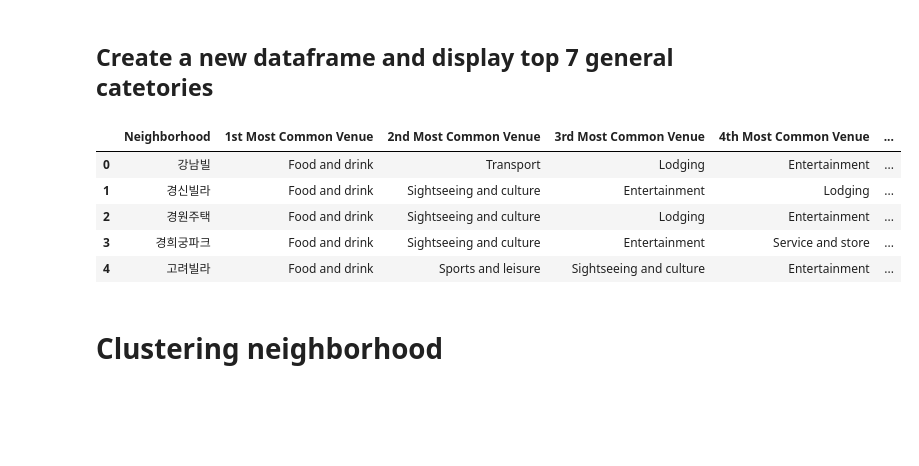
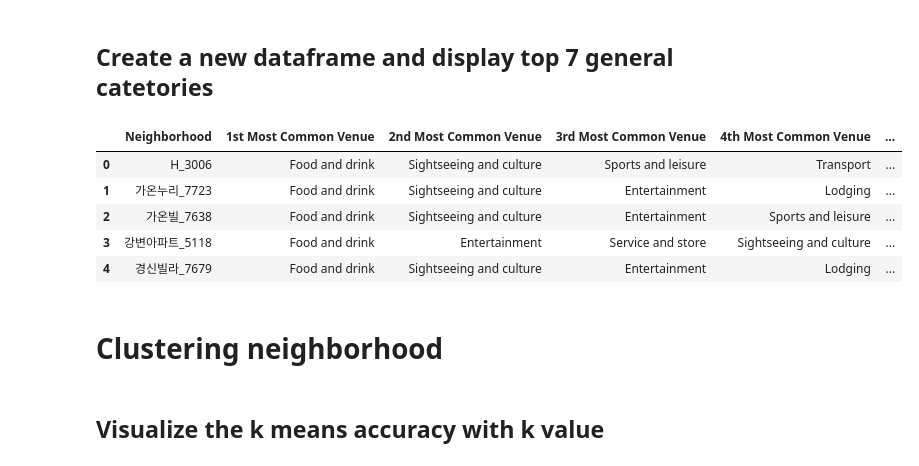
Before and after one commit to sonpn82/Coursera_Capstone, a Jupyter notebook: Capstone project for applied data science.ipynb, the cells around one changed output. Cells and saved outputs as stored; diff of their text form; code cells hidden in the pictures; blank space fills up the shorter version.

```diff
--- a/Capstone project for applied data science.ipynb
+++ b/Capstone project for applied data science.ipynb
@@ -54,0 +78,4 @@ dtype: object
+# %%
+# Combine BuildingName & Postal code to neighborhood
+seoul_data['Neighborhood'] = seoul_data['BuildingName'] + '_' + seoul_data['PostalCode'].astype(str)
+seoul_data.head()
@@ -103,9 +167,9 @@ def getNearbyVenues(names, latitudes, longitudes, radius=1000):  # get venues fo
 
     return(nearby_venues)
 # %%
-seoul_venues = getNearbyVenues(names=seoul_data['BuildingName'],
-                               latitudes=seoul_data['Longitude'],
-                               longitudes=seoul_data['Latitude'])
+seoul_venues = getNearbyVenues(names=seoul_data['Neighborhood'],
+                               latitudes=seoul_data['Latitude'],
+                               longitudes=seoul_data['Longitude'])
 # %%
 seoul_venues.head()
 # %% [output]
@@ -169,0 +232,5 @@ print(set(seoul_venues['General Category']))
+# %%
+# Remove row without any category
+seoul_venues = seoul_venues[seoul_venues['General Category'] != 0]
+
+print(set(seoul_venues['General Category']))
@@ -172,14 +241,7 @@ print(set(seoul_venues['General Category']))
 # %%
 seoul_onehot = pd.get_dummies(seoul_venues[['General Category']], prefix="", prefix_sep="")
 
-# Remove 0 column in general venue categories if exist
-try:
-    del seoul_onehot['0']
-except:
-    pass
-finally:
-    # add neighborhood column back to dataframe
-    seoul_onehot.insert(0,'Neighborhood',seoul_venues['Neighborhood'],True)
-    print(seoul_onehot.shape)
-    print(seoul_onehot.head())
+seoul_onehot.insert(0,'Neighborhood',seoul_venues['Neighborhood'],True)
+print(seoul_onehot.shape)
+seoul_onehot.head()
 # %% [output]
@@ -246,31 +301,31 @@ def return_most_common_venues(row, num_top_venues):
 # %%
 import numpy as np
 
 num_top_venues = 7
 indicators = ['st', 'nd', 'rd']
 
 # create columns according to number of top venues
 columns = ['Neighborhood']
 for ind in np.arange(num_top_venues):
     try:
         columns.append('{}{} Most Common Venue'.format(ind+1, indicators[ind]))
     except:
         columns.append('{}th Most Common Venue'.format(ind+1))
 
 # create a new dataframe
 neighborhoods_venues_sorted = pd.DataFrame(columns=columns)
-neighborhoods_venues_sorted['Neighborhood'] = seoul_grouped['Neighborhood']
+neighborhoods_venues_sorted['Neighborhood'] = seoul_grouped_mean['Neighborhood']
 
 for ind in np.arange(seoul_grouped_mean.shape[0]):
     neighborhoods_venues_sorted.iloc[ind, 1:] = return_most_common_venues(seoul_grouped_mean.iloc[ind, :], num_top_venues)
 
 neighborhoods_venues_sorted.head()
 # %% [output]
 |  | Neighborhood | 1st Most Common Venue | 2nd Most Common Venue | 3rd Most Common Venue | 4th Most Common Venue | ... |
-| 0 | 강남빌 | Food and drink | Transport | Lodging | Entertainment | ... |
-| 1 | 경신빌라 | Food and drink | Sightseeing and culture | Entertainment | Lodging | ... |
-| 2 | 경원주택 | Food and drink | Sightseeing and culture | Lodging | Entertainment | ... |
-| 3 | 경희궁파크 | Food and drink | Sightseeing and culture | Entertainment | Service and store | ... |
-| 4 | 고려빌라 | Food and drink | Sports and leisure | Sightseeing and culture | Entertainment | ... |
+| 0 | H_3006 | Food and drink | Sightseeing and culture | Sports and leisure | Transport | ... |
+| 1 | 가온누리_7723 | Food and drink | Sightseeing and culture | Entertainment | Lodging | ... |
+| 2 | 가온빌_7638 | Food and drink | Sightseeing and culture | Entertainment | Sports and leisure | ... |
+| 3 | 강변아파트_5118 | Food and drink | Entertainment | Service and store | Sightseeing and culture | ... |
+| 4 | 경신빌라_7679 | Food and drink | Sightseeing and culture | Entertainment | Lodging | ... |
 # %% [markdown]
 # Clustering neighborhood
@@ -276,0 +349,2 @@ neighborhoods_venues_sorted.head()
+# %% [markdown]
+## Visualize the k means accuracy with k value
```
Also changed, not shown: parts of 62 cells of this notebook.
